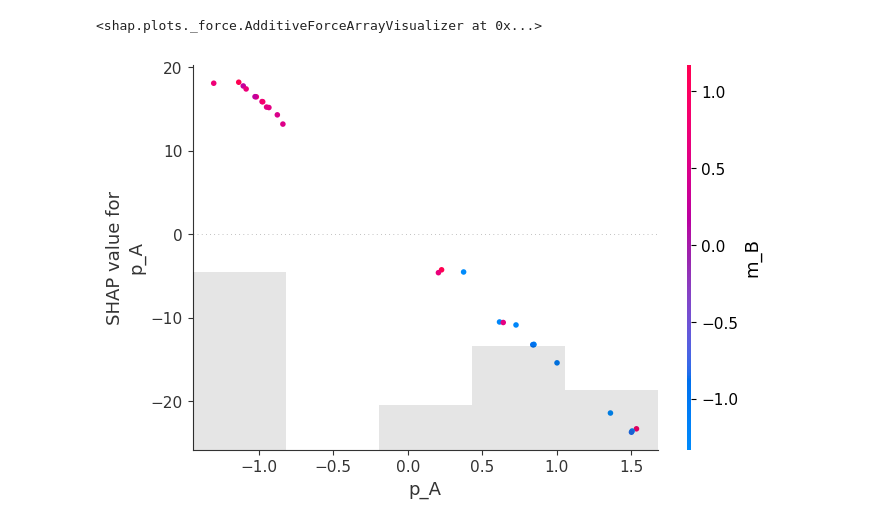
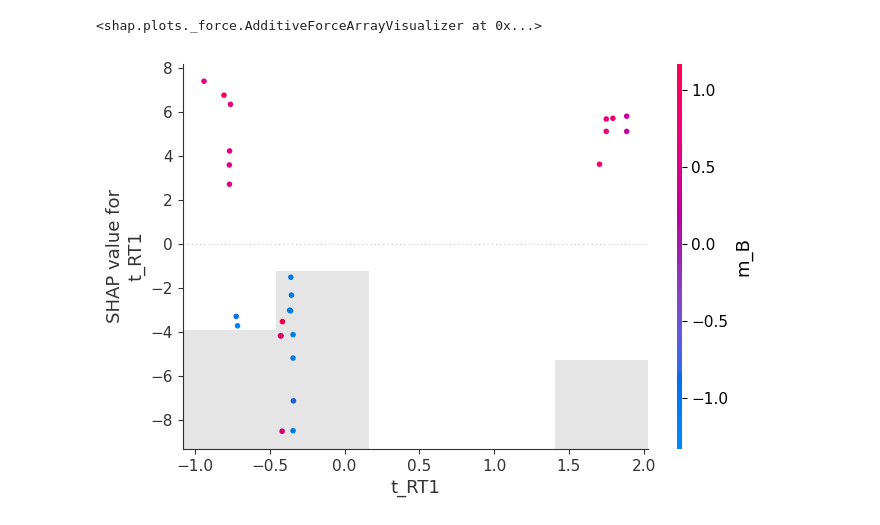
Before and after one commit to zhaisilong/flow, a Jupyter notebook: shap.ipynb, the cells around one changed output. Saved outputs shown, nothing was run; the diff lists cells and outputs as text; code cells hidden in the pictures.

```diff
--- a/shap.ipynb
+++ b/shap.ipynb
@@ -46,9 +46,9 @@ shap.plots.force(shap_values)
 <shap.plots._force.AdditiveForceArrayVisualizer at 0x...>
 # %%
 # create a dependence scatter plot to show the effect of a single feature across the whole dataset
-shap.plots.scatter(shap_values[:,"p_A"], color=shap_values)
+shap.plots.scatter(shap_values[:,"t_RT1"], color=shap_values)
 # %% [output]
-[figure, old version]
+[figure, new version]
 # %%
 shap.plots.scatter(shap_values[:,"m_B"], color=shap_values)
 # %% [output]
```
Also changed, not shown: parts of 6 cells of this notebook, 2 other files.
